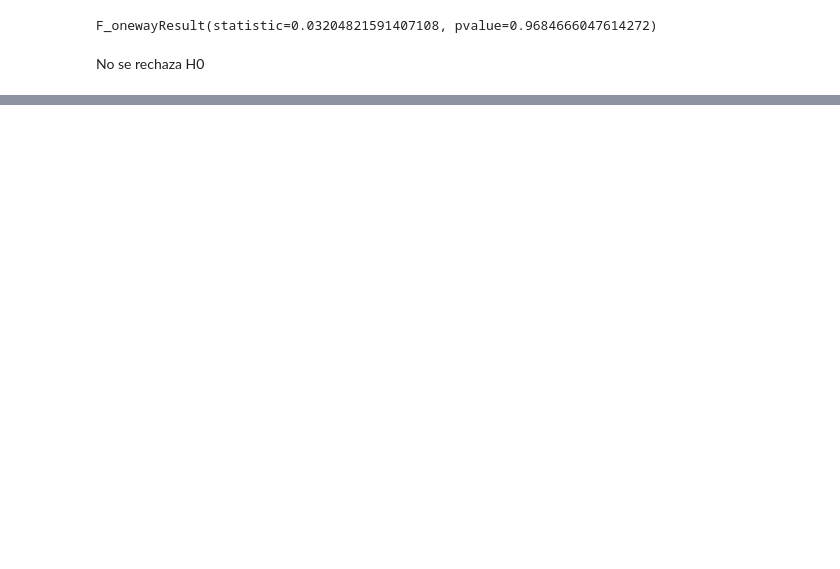
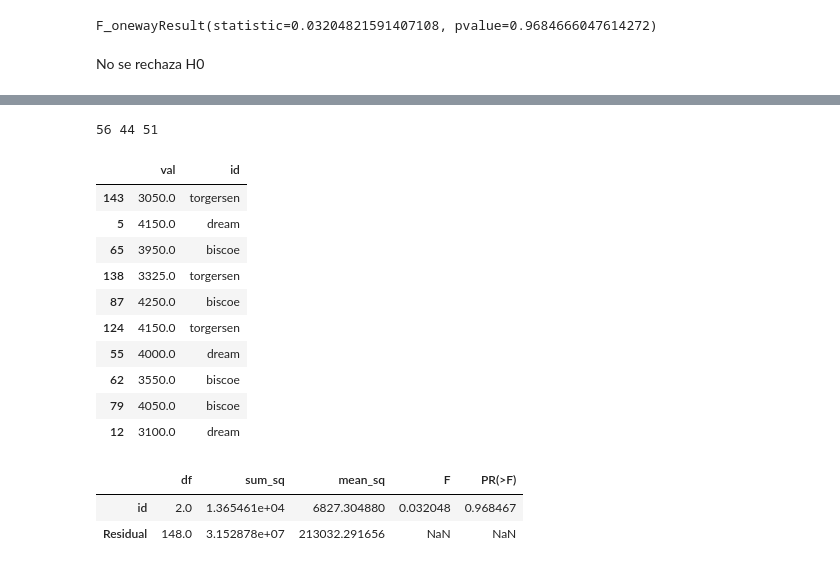
Before and after one commit to Eduardo-Coyto/ML-UTEC-4Geeks, a Jupyter notebook: Palmer_Penguins_Analysis copy.ipynb, the cells around one changed output, grey strips where cells are left out. Drawn from its saved outputs; the diff is of its cells as text; code cells hidden in the pictures; blank space fills up the shorter version.

```diff
--- a/Palmer_Penguins_Analysis copy.ipynb
+++ b/Palmer_Penguins_Analysis copy.ipynb
@@ -219,0 +269,28 @@ fig.show()
+# %%
+#mod= ols()
+print(len(adelie_dream), len(adelie_biscoe), len(adelie_torgersen))
+df_adelie= pd.DataFrame({'val': np.concatenate([adelie_dream, adelie_biscoe, adelie_torgersen]),
+                         'id': np.repeat(['dream', 'biscoe', 'torgersen'], [56,44,51])})
+# %% [output]
+56 44 51
+# %%
+df_adelie.sample(10)
+# %% [output]
+|  | val | id |
+| 143 | 3050.0 | torgersen |
+| 5 | 4150.0 | dream |
+| 65 | 3950.0 | biscoe |
+| 138 | 3325.0 | torgersen |
+| 87 | 4250.0 | biscoe |
+| 124 | 4150.0 | torgersen |
+| 55 | 4000.0 | dream |
+| 62 | 3550.0 | biscoe |
+| 79 | 4050.0 | biscoe |
+| 12 | 3100.0 | dream |
+# %%
+mod= ols('val ~ id', df_adelie).fit()
+sm.stats.anova_lm(mod, typ=1)
+# %% [output]
+|  | df | sum_sq | mean_sq | F | PR(>F) |
+| id | 2.0 | 1.365461e+04 | 6827.304880 | 0.032048 | 0.968467 |
+| Residual | 148.0 | 3.152878e+07 | 213032.291656 | NaN | NaN |
```
Also changed, not shown: parts of 8 cells of this notebook.
